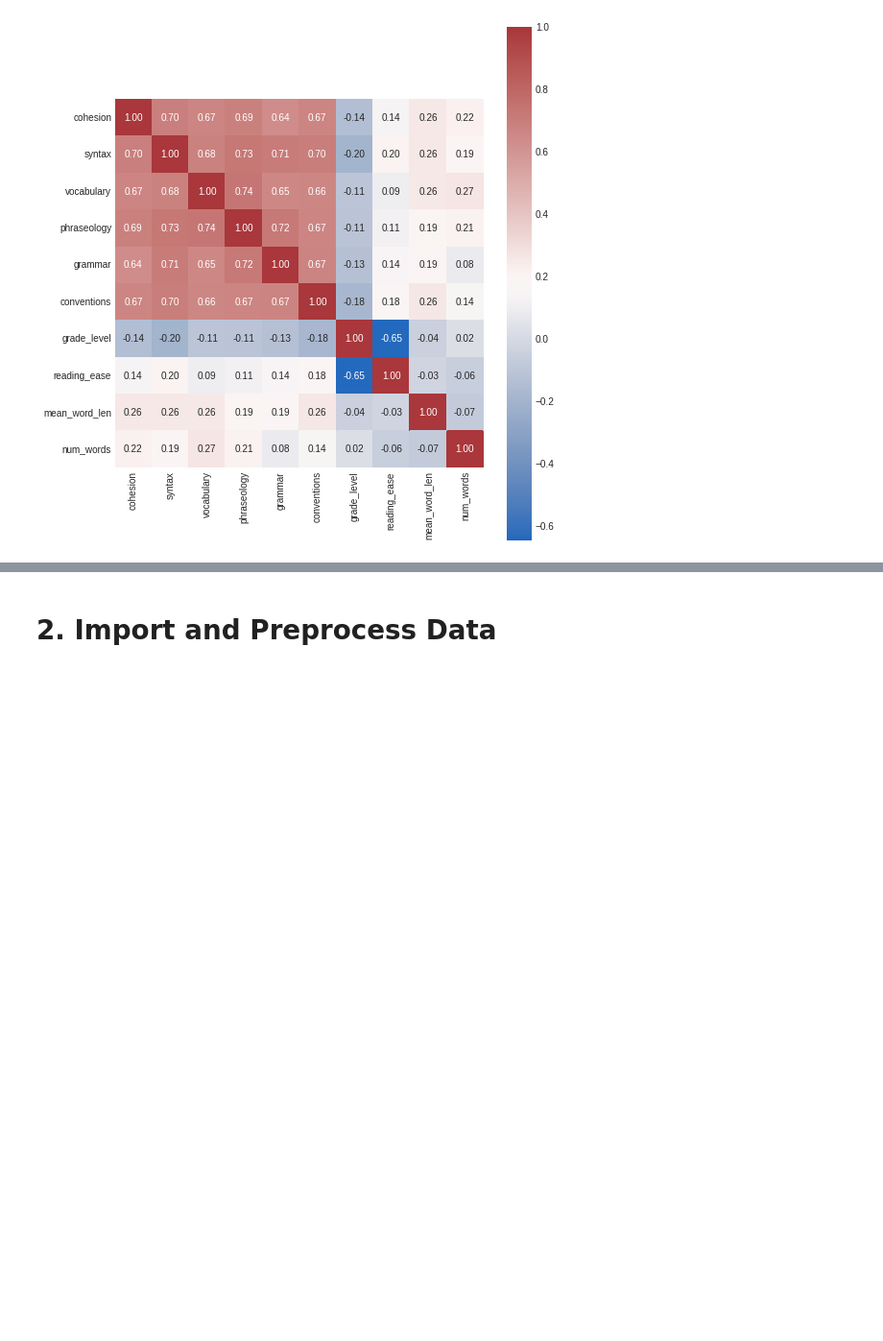
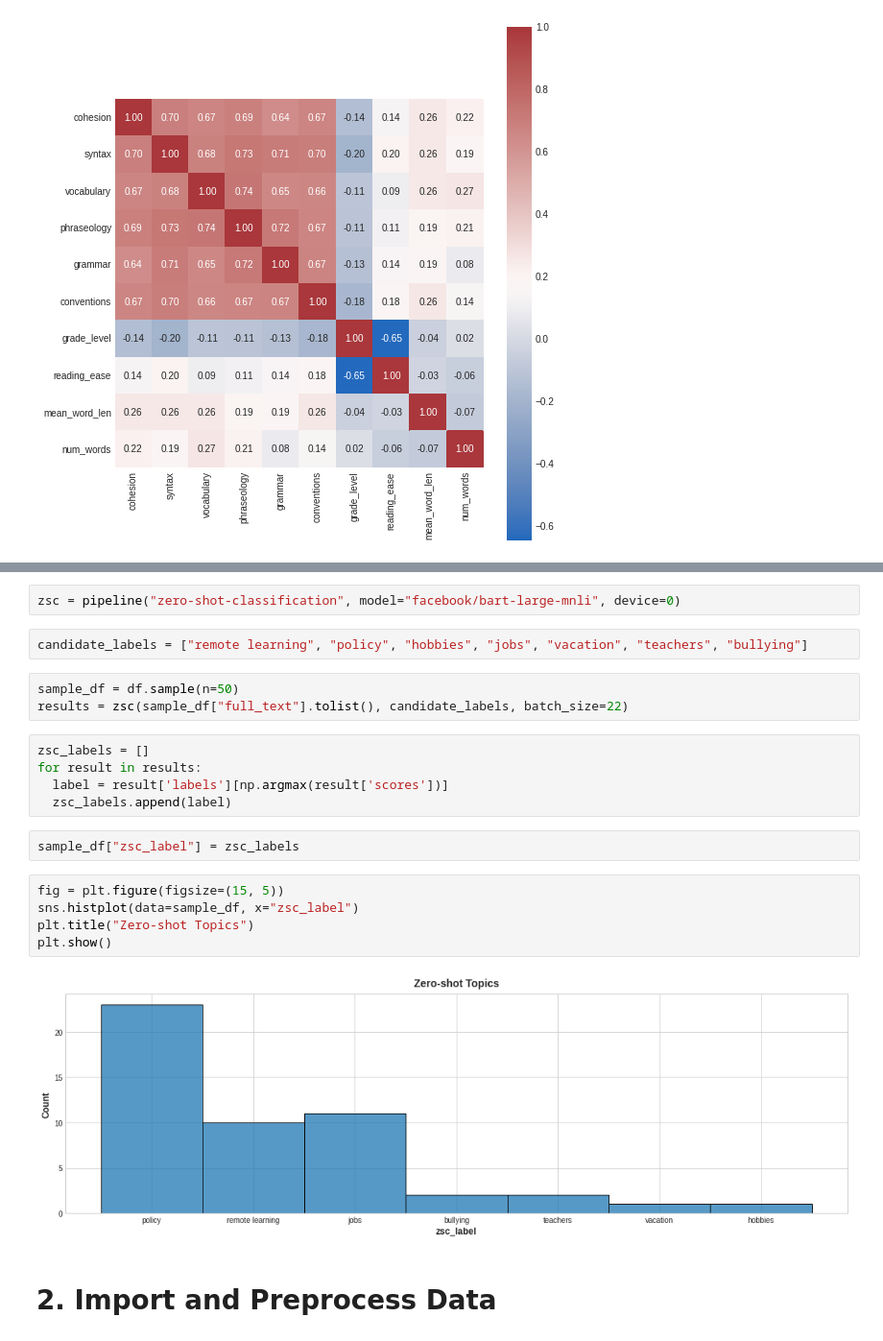
Before and after one commit to ijcruic/rapid-ml-prototyping, a Jupyter notebook: Text_Complete.ipynb, the cells around one changed output, grey strips where cells are left out. Shown at 96% size. Cells and saved outputs as stored; diff of their text form; blank space fills up the shorter version.

```diff
--- a/Text_Complete.ipynb
+++ b/Text_Complete.ipynb
@@ -256,3 +277,24 @@ plt.show()
+# %%
+zsc = pipeline("zero-shot-classification", model="facebook/bart-large-mnli", device=0)
+# %%
+candidate_labels = ["remote learning", "policy", "hobbies", "jobs", "vacation", "teachers", "bullying"]
+# %%
+sample_df = df.sample(n=50)
+results = zsc(sample_df["full_text"].tolist(), candidate_labels, batch_size=22)
+# %%
+zsc_labels = []
+for result in results:
+  label = result['labels'][np.argmax(result['scores'])]
+  zsc_labels.append(label)
+# %%
+sample_df["zsc_label"] = zsc_labels
+# %%
+fig = plt.figure(figsize=(15, 5))
+sns.histplot(data=sample_df, x="zsc_label")
+plt.title("Zero-shot Topics")
+plt.show()
+# %% [output]
+[figure, added]
 # %% [markdown]
 # 2. Import and Preprocess Data
 # %%
```
Also changed, not shown: parts of 3 cells of this notebook.
